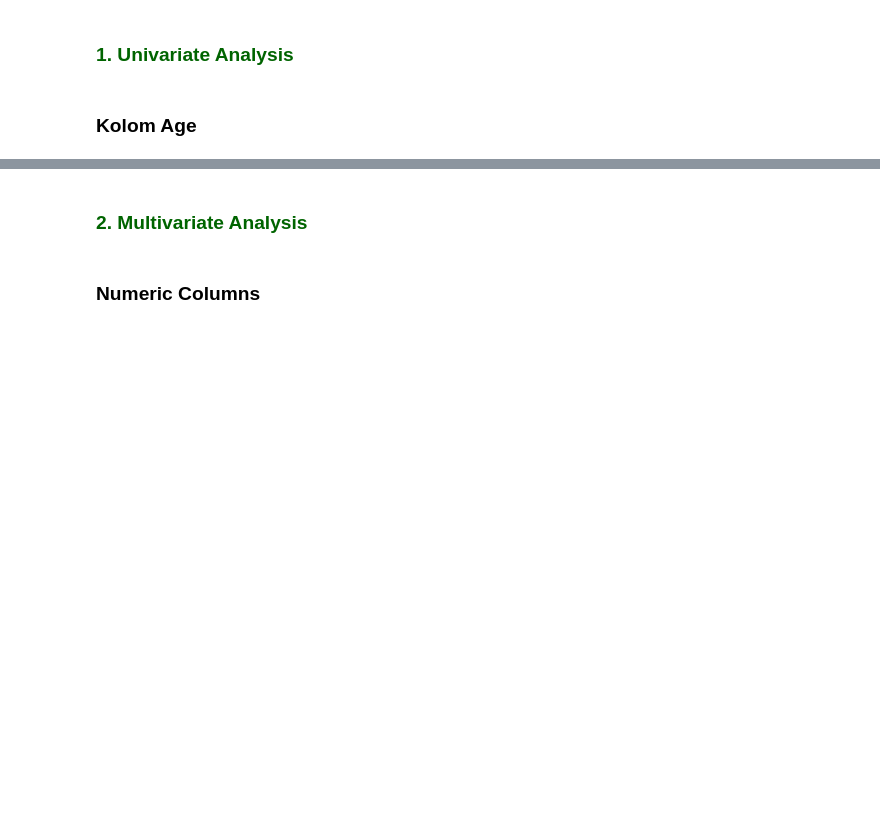
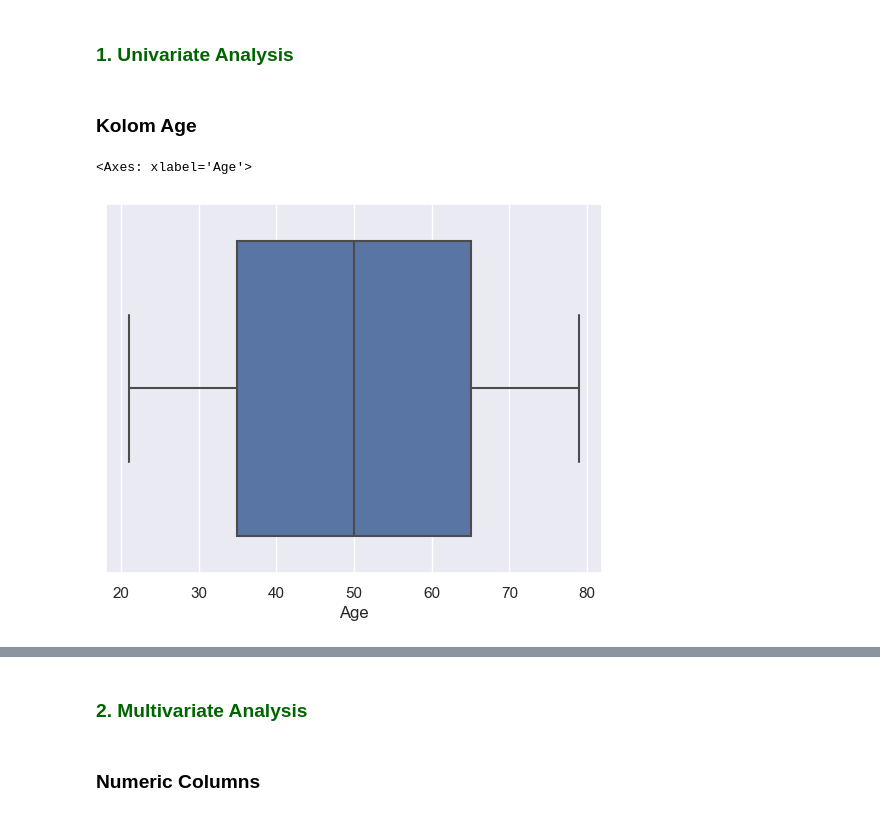
Before and after one commit to M-Fatoni/Loan-Prediction-Based-on-Customer-Behavior, a Jupyter notebook: Loan_Prediction.ipynb, the cells around one changed output, grey strips where cells are left out. Cells and saved outputs as stored; diff of their text form; code cells hidden in the pictures; blank space fills up the shorter version.

```diff
--- a/Loan_Prediction.ipynb
+++ b/Loan_Prediction.ipynb
@@ -114,3 +115,8 @@ Secara umum, tidak ada yang secara langsung aneh pada kolom kategorikal
 ### <font color = 'darkgreen'> 1. Univariate Analysis </font>
 # %% [markdown]
 ### Kolom Age
+# %%
+sns.boxplot(x='Age', data=df)
+# %% [output]
+<Axes: xlabel='Age'>
+[figure, added]
```
Also changed, not shown: parts of 69 cells of this notebook.
